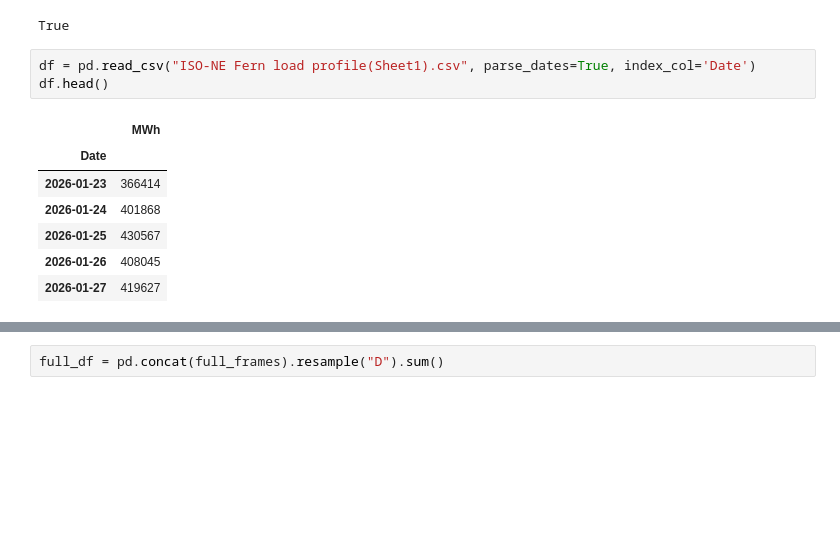
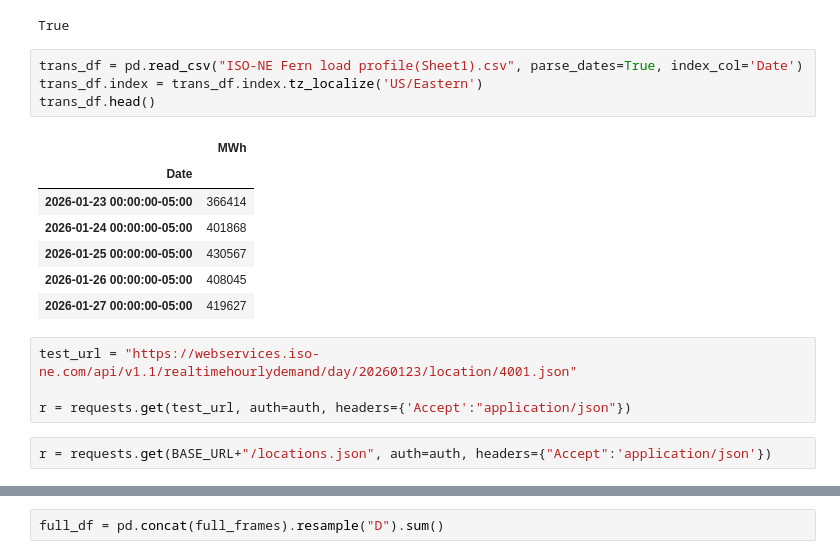
Before and after one commit to ucsusa/osw_analysis, a Jupyter notebook: demand_download.ipynb, the cells around one changed output, grey strips where cells are left out. Saved outputs shown, nothing was run; the diff lists cells and outputs as text; blank space fills up the shorter version.

```diff
--- a/demand_download.ipynb
+++ b/demand_download.ipynb
@@ -14,13 +86,20 @@ load_dotenv()
 # %% [output]
 True
 # %%
-df = pd.read_csv("ISO-NE Fern load profile(Sheet1).csv", parse_dates=True, index_col='Date')
-df.head()
+trans_df = pd.read_csv("ISO-NE Fern load profile(Sheet1).csv", parse_dates=True, index_col='Date')
+trans_df.index = trans_df.index.tz_localize('US/Eastern')
+trans_df.head()
 # %% [output]
 |  | MWh |
 | Date |  |
-| 2026-01-23 | 366414 |
-| 2026-01-24 | 401868 |
-| 2026-01-25 | 430567 |
-| 2026-01-26 | 408045 |
-| 2026-01-27 | 419627 |
+| 2026-01-23 00:00:00-05:00 | 366414 |
+| 2026-01-24 00:00:00-05:00 | 401868 |
+| 2026-01-25 00:00:00-05:00 | 430567 |
+| 2026-01-26 00:00:00-05:00 | 408045 |
+| 2026-01-27 00:00:00-05:00 | 419627 |
+# %%
+test_url = "https://webservices.iso-ne.com/api/v1.1/realtimehourlydemand/day/20260123/location/4001.json"
+
+r = requests.get(test_url, auth=auth, headers={'Accept':"application/json"})
+# %%
+r = requests.get(BASE_URL+"/locations.json", auth=auth, headers={"Accept":'application/json'})
```
Also changed, not shown: parts of 21 cells of this notebook, 2 other files.
